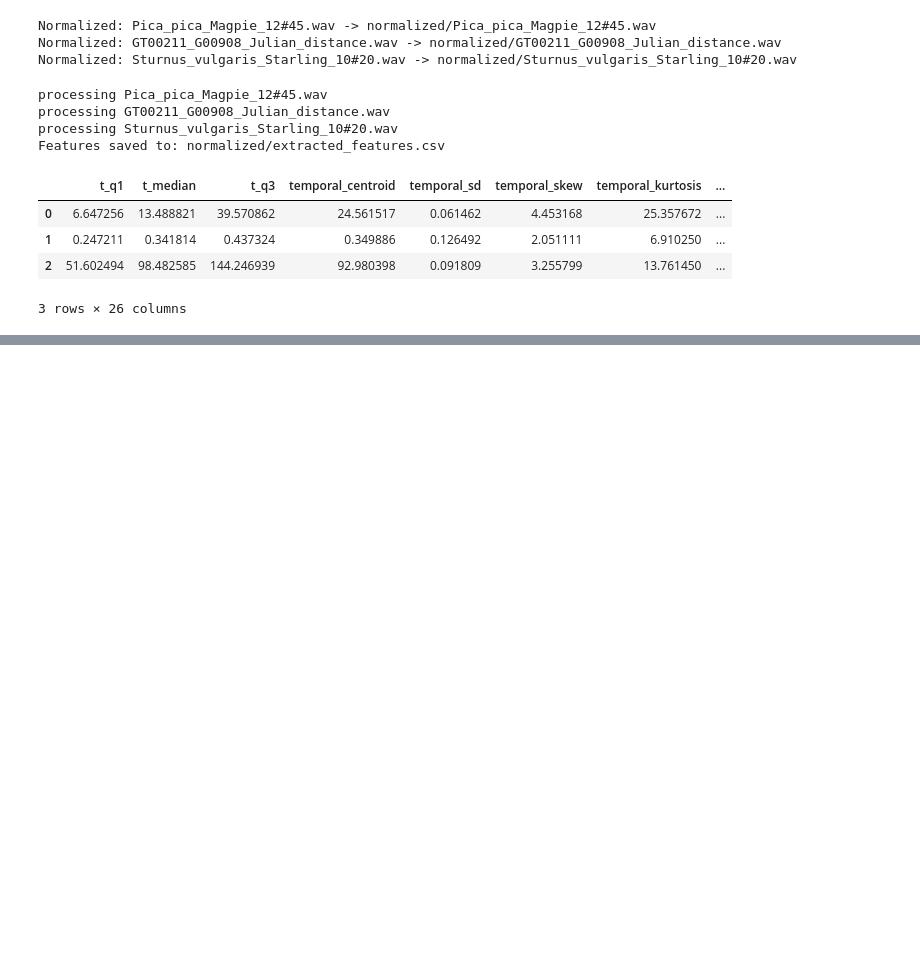
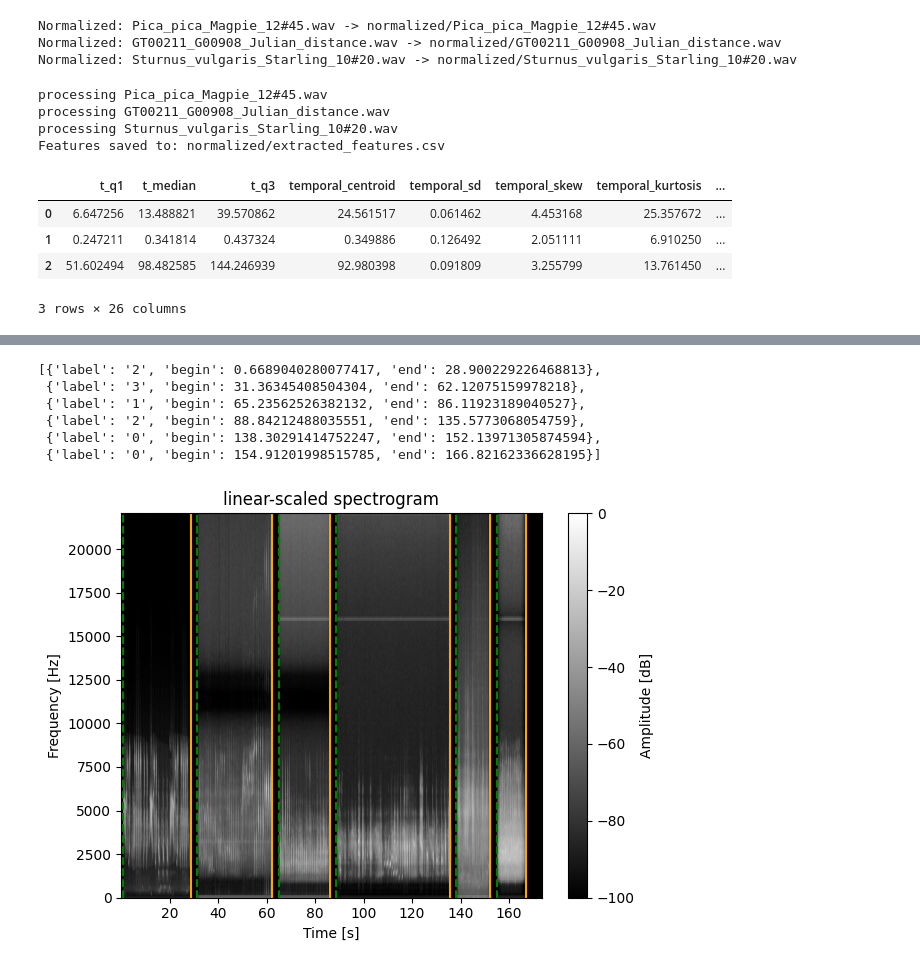
Before and after one commit to lgies23/biosonic, a Jupyter notebook: example_usage.ipynb, the cells around one changed output, grey strips where cells are left out. Drawn from its saved outputs; the diff is of its cells as text; code cells hidden in the pictures; blank space fills up the shorter version.

Commit message:
plot textgrid segments

```diff
--- a/example_usage.ipynb
+++ b/example_usage.ipynb
@@ -80,0 +89,18 @@ Features saved to: normalized/extracted_features.csv
+# %%
+x, sr, _, _ = handle.read_wav("Sturnus_vulgaris_Starling_10#20.wav")
+# %%
+# get boundaries and plot
+segments = handle.boundaries_from_textgrid("Sturnus_vulgaris_Starling_10_20.TextGrid", "segments")
+# %%
+segments
+# %% [output]
+[{'label': '2', 'begin': 0.6689040280077417, 'end': 28.900229226468813},
+ {'label': '3', 'begin': 31.36345408504304, 'end': 62.12075159978218},
+ {'label': '1', 'begin': 65.23562526382132, 'end': 86.11923189040527},
+ {'label': '2', 'begin': 88.84212488035551, 'end': 135.5773068054759},
+ {'label': '0', 'begin': 138.30291414752247, 'end': 152.13971305874594},
+ {'label': '0', 'begin': 154.91201998515785, 'end': 166.82162336628195}]
+# %%
+plot.plot_boundaries_on_spectrogram(x, sr, segments)
+# %% [output]
+[figure, added]
```
Also changed, not shown: parts of 5 cells of this notebook, 4 other files.
